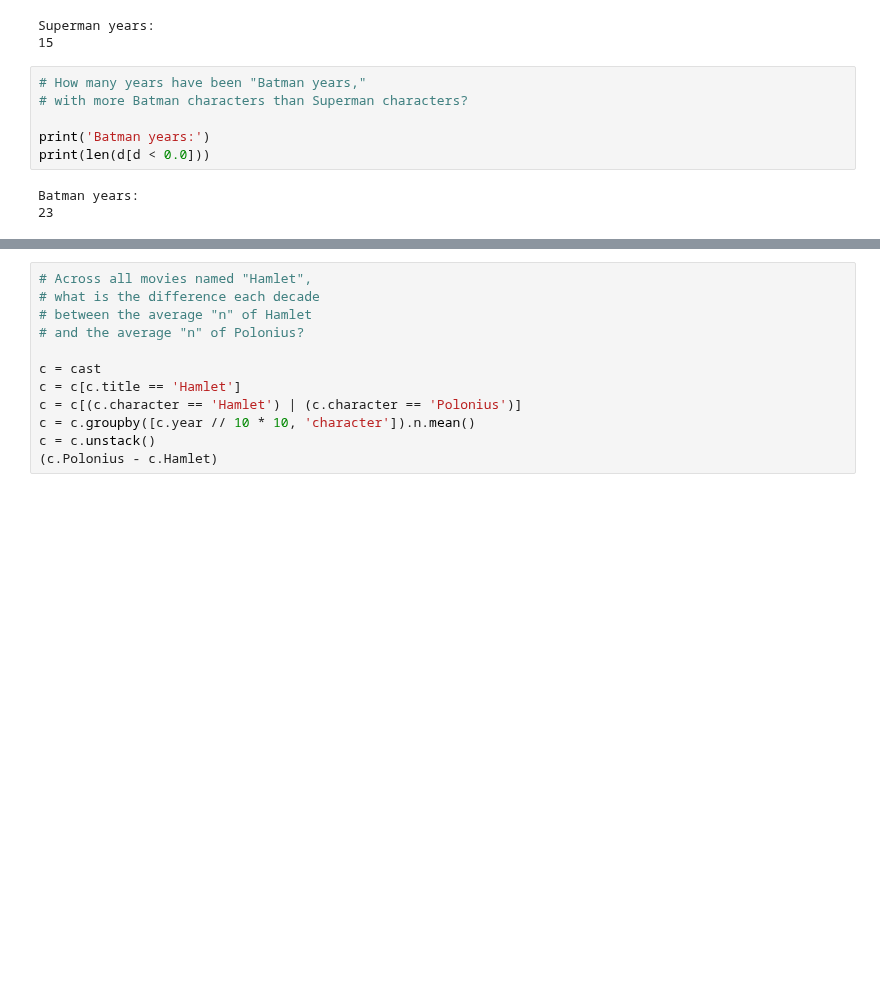
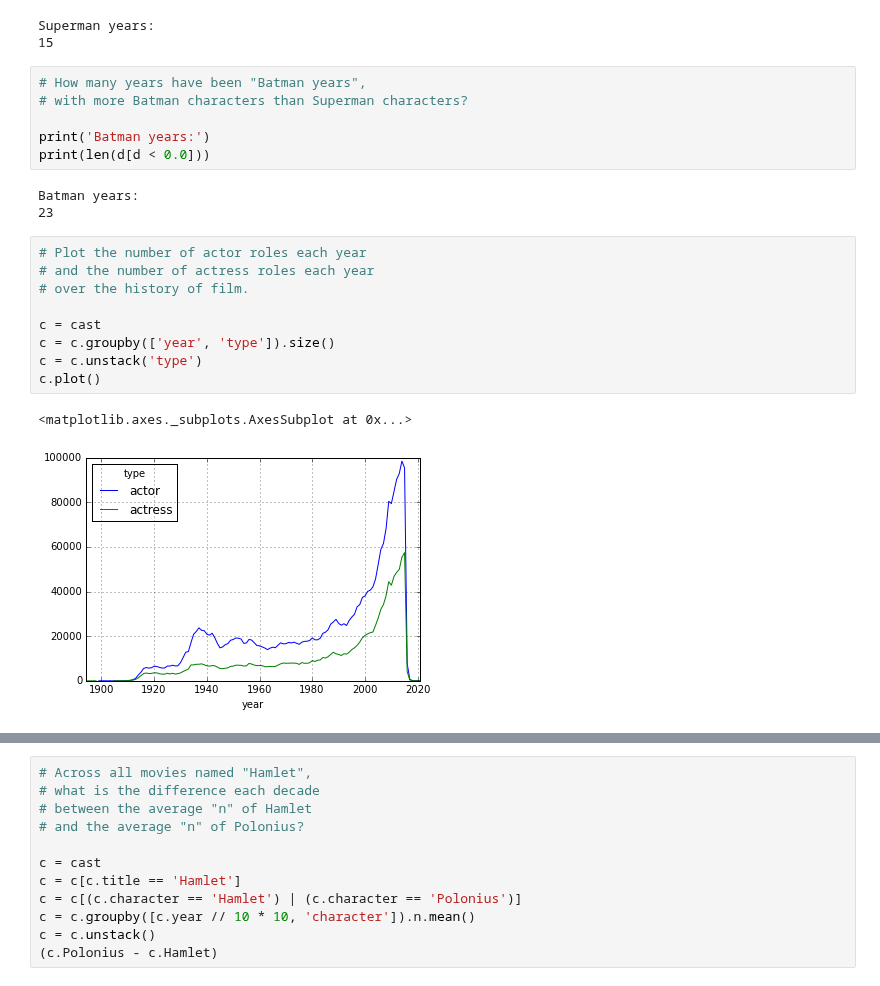
Before and after one commit to brandon-rhodes/pycon-pandas-tutorial, a Jupyter notebook: Solutions-4.ipynb, the cells around one changed output, grey strips where cells are left out. Drawn from its saved outputs; the diff is of its cells as text; blank space fills up the shorter version.

```diff
--- a/Solutions-4.ipynb
+++ b/Solutions-4.ipynb
@@ -53,7 +53,7 @@ print(len(d[d > 0.0]))
 Superman years:
 15
 # %%
-# How many years have been "Batman years,"
+# How many years have been "Batman years",
 # with more Batman characters than Superman characters?
 
 print('Batman years:')
@@ -61,3 +61,15 @@ print(len(d[d < 0.0]))
 # %% [output]
 Batman years:
 23
+# %%
+# Plot the number of actor roles each year
+# and the number of actress roles each year
+# over the history of film.
+
+c = cast
+c = c.groupby(['year', 'type']).size()
+c = c.unstack('type')
+c.plot()
+# %% [output]
+<matplotlib.axes._subplots.AxesSubplot at 0x...>
+[figure, added]
```
Also changed, not shown: parts of 7 cells of this notebook, 1 other file.
